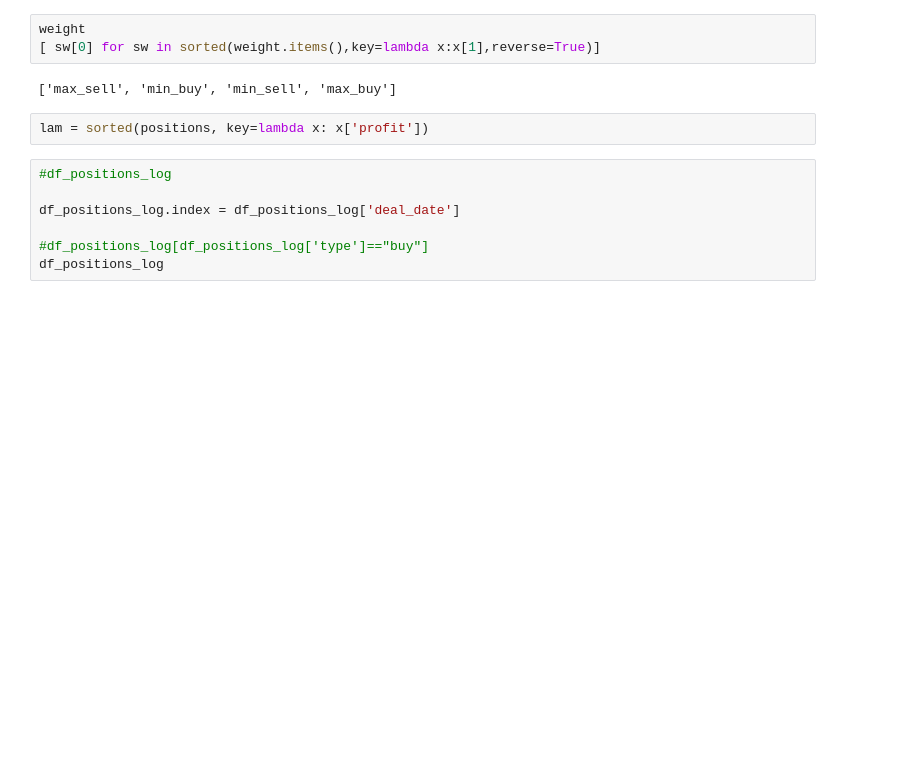
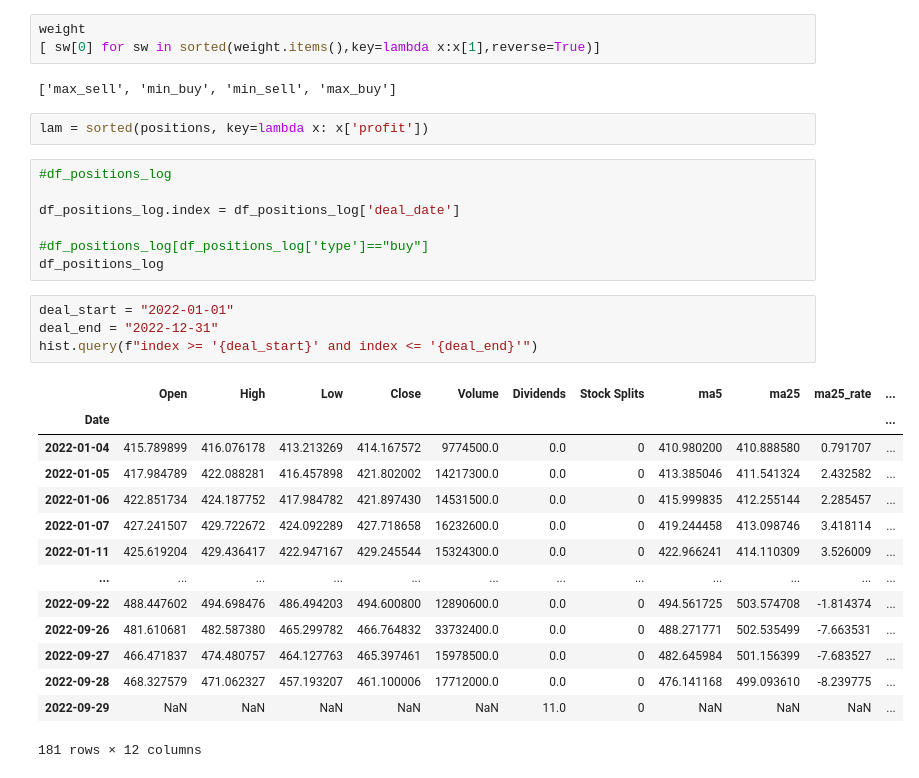
Before and after one commit to gamasenninn/autrade-m, a Jupyter notebook: yfinance.ipynb, the cells around one changed output. Cells and saved outputs as stored; diff of their text form; blank space fills up the shorter version.

```diff
--- a/yfinance.ipynb
+++ b/yfinance.ipynb
@@ -1017,3 +934,22 @@ df_positions_log.index = df_positions_log['deal_date']
 
 #df_positions_log[df_positions_log['type']=="buy"]
 df_positions_log
+# %%
+deal_start = "2022-01-01"
+deal_end = "2022-12-31"
+hist.query(f"index >= '{deal_start}' and index <= '{deal_end}'")
+# %% [output]
+|  | Open | High | Low | Close | Volume | Dividends | Stock Splits | ma5 | ma25 | ma25_rate | ... |
+| Date |  |  |  |  |  |  |  |  |  |  | ... |
+| 2022-01-04 | 415.789899 | 416.076178 | 413.213269 | 414.167572 | 9774500.0 | 0.0 | 0 | 410.980200 | 410.888580 | 0.791707 | ... |
+| 2022-01-05 | 417.984789 | 422.088281 | 416.457898 | 421.802002 | 14217300.0 | 0.0 | 0 | 413.385046 | 411.541324 | 2.432582 | ... |
+| 2022-01-06 | 422.851734 | 424.187752 | 417.984782 | 421.897430 | 14531500.0 | 0.0 | 0 | 415.999835 | 412.255144 | 2.285457 | ... |
+| 2022-01-07 | 427.241507 | 429.722672 | 424.092289 | 427.718658 | 16232600.0 | 0.0 | 0 | 419.244458 | 413.098746 | 3.418114 | ... |
+| 2022-01-11 | 425.619204 | 429.436417 | 422.947167 | 429.245544 | 15324300.0 | 0.0 | 0 | 422.966241 | 414.110309 | 3.526009 | ... |
+| ... | ... | ... | ... | ... | ... | ... | ... | ... | ... | ... | ... |
+| 2022-09-22 | 488.447602 | 494.698476 | 486.494203 | 494.600800 | 12890600.0 | 0.0 | 0 | 494.561725 | 503.574708 | -1.814374 | ... |
+| 2022-09-26 | 481.610681 | 482.587380 | 465.299782 | 466.764832 | 33732400.0 | 0.0 | 0 | 488.271771 | 502.535499 | -7.663531 | ... |
+| 2022-09-27 | 466.471837 | 474.480757 | 464.127763 | 465.397461 | 15978500.0 | 0.0 | 0 | 482.645984 | 501.156399 | -7.683527 | ... |
+| 2022-09-28 | 468.327579 | 471.062327 | 457.193207 | 461.100006 | 17712000.0 | 0.0 | 0 | 476.141168 | 499.093610 | -8.239775 | ... |
+| 2022-09-29 | NaN | NaN | NaN | NaN | NaN | 11.0 | 0 | NaN | NaN | NaN | ... |
+181 rows × 12 columns
```
Also changed, not shown: parts of 21 cells of this notebook.
